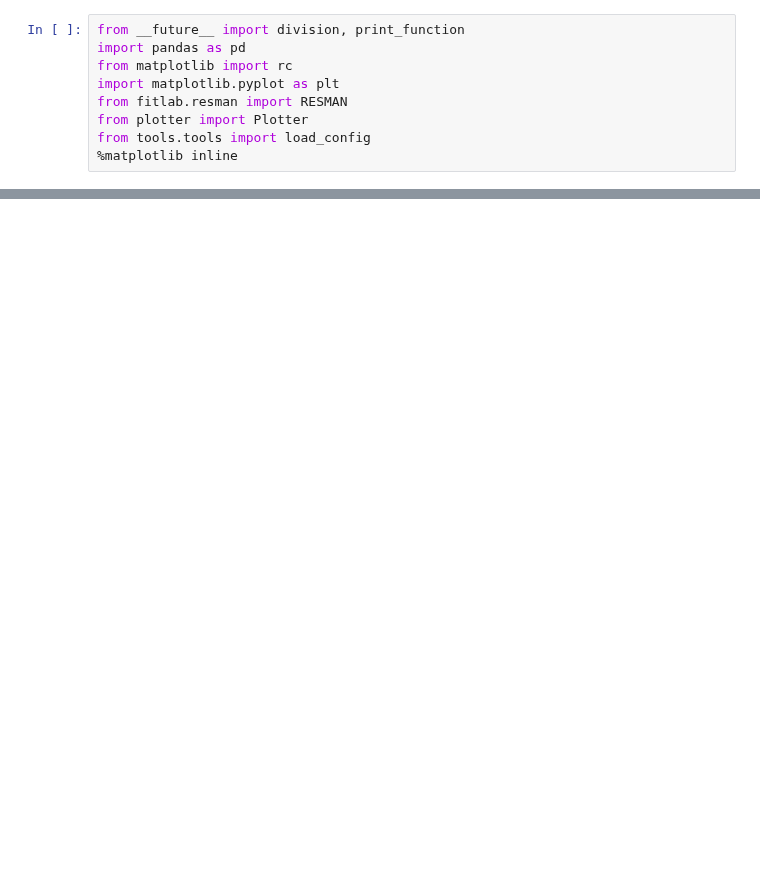
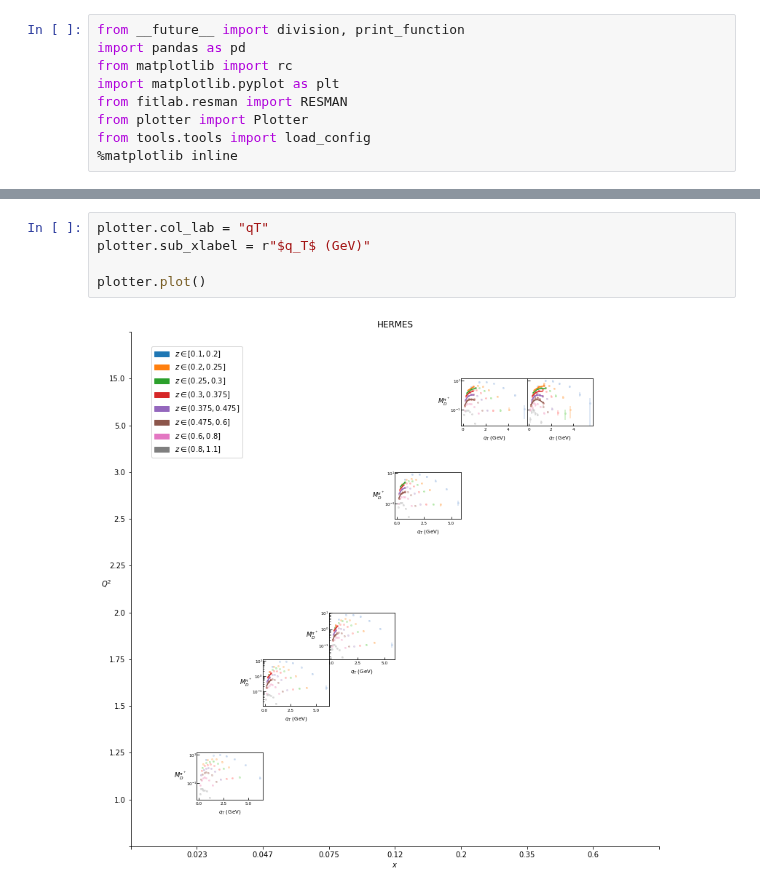
Before and after one commit to prokudin/PSU-PHYS296, a Jupyter notebook: Python/notebooks/plotter_test_HERMES.ipynb, the cells around one changed output, grey strips where cells are left out. Drawn from its saved outputs; the diff is of its cells as text; blank space fills up the shorter version.

```diff
--- a/Python/notebooks/plotter_test_HERMES.ipynb
+++ b/Python/notebooks/plotter_test_HERMES.ipynb
@@ -104,0 +92,7 @@ plotter.plot()
+# %%
+plotter.col_lab = "qT"
+plotter.sub_xlabel = r"$q_T$ (GeV)"
+
+plotter.plot()
+# %% [output]
+[figure, added]
```
Also changed, not shown: parts of 2 cells of this notebook, 1 other file.
